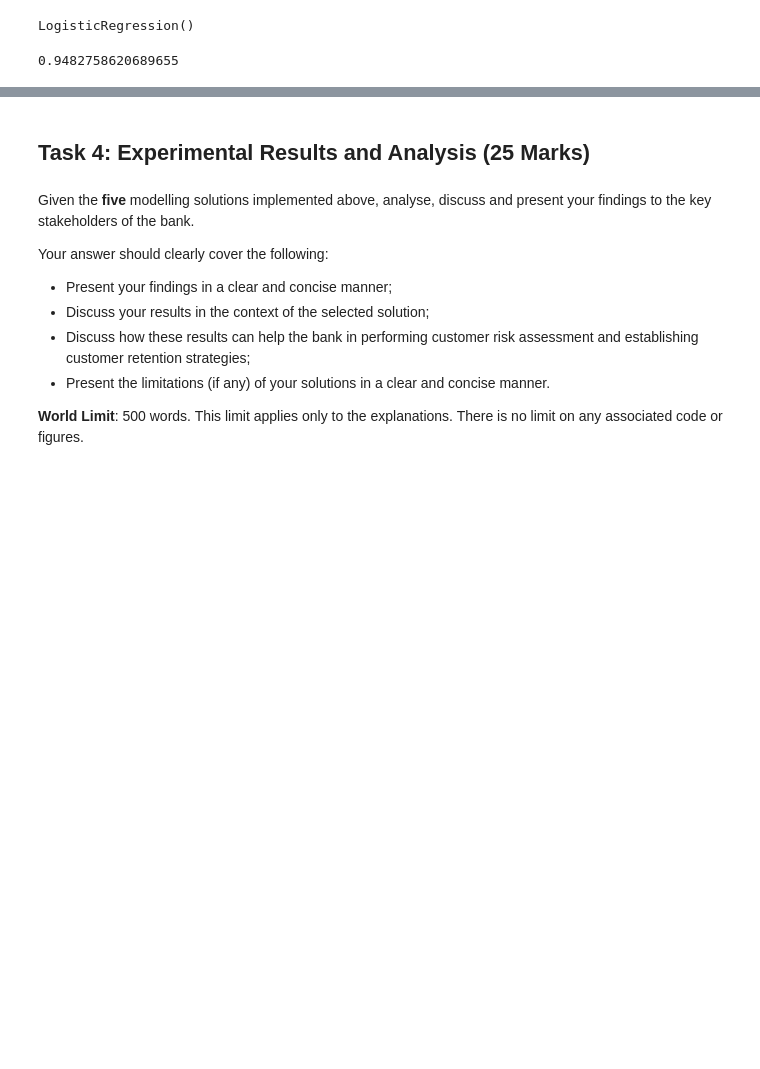
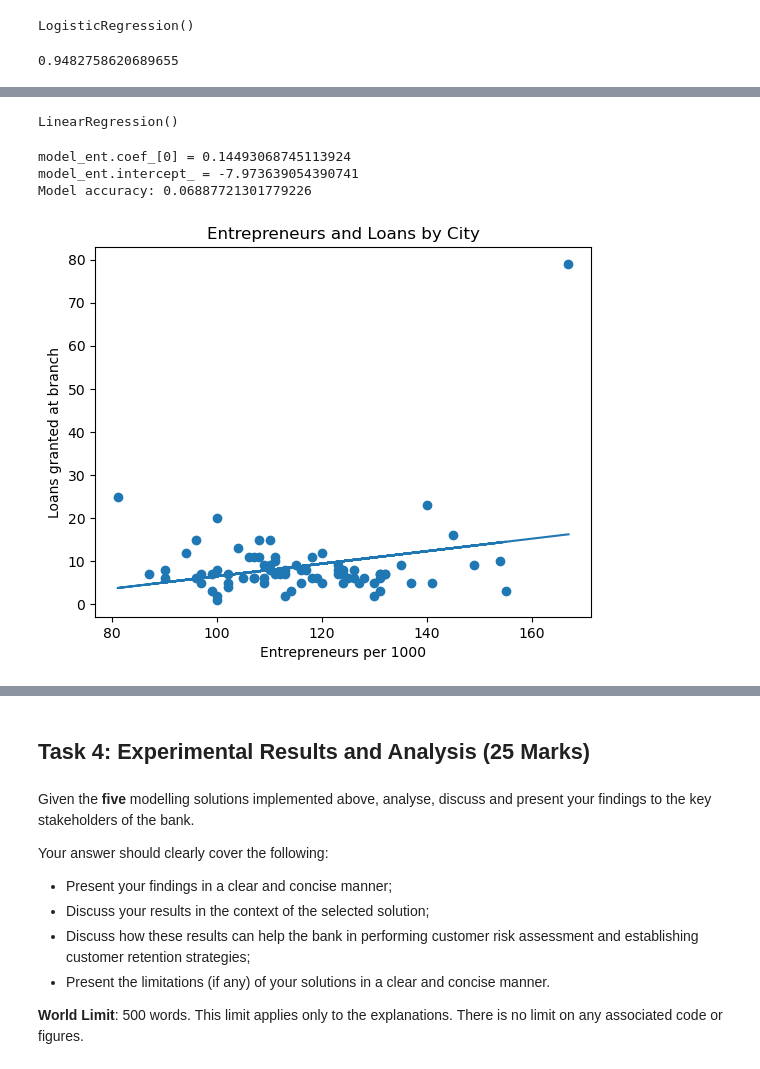
Before and after one commit to irismessage/data-essay, a Jupyter notebook: DATA Assessment 2023-24.ipynb, the cells around one changed output, grey strips where cells are left out. Saved outputs shown, nothing was run; the diff lists cells and outputs as text; code cells hidden in the pictures; blank space fills up the shorter version.

```diff
--- a/DATA Assessment 2023-24.ipynb
+++ b/DATA Assessment 2023-24.ipynb
@@ -628,0 +664,14 @@ accuracy_score(y_test, y_predict)
+# %%
+con = sqlite3.connect(sqlf)
+dfe = pd.read_sql_query(
+    """SELECT City.cityID, City.entrepeneurs, City.cityName, City.inhabitants,
+    count(loanID) as cityLoans
+FROM (((Loan
+JOIN Disposition ON Loan.dispID = Disposition.dispID)
+JOIN Client ON Disposition.clientID = Client.clientID)
+JOIN City ON Client.cityID = City.cityID)
+GROUP BY City.cityID;""",
+    con
+)
+con.close()
+dfe
@@ -628,0 +696,32 @@ accuracy_score(y_test, y_predict)
+# %%
+x = dfe["entrepeneurs"].to_numpy()
+X = x[:, np.newaxis]
+y = dfe["cityLoans"]
+
+model_ent = LinearRegression()
+model_ent.fit(X=X, y=y)
+# %% [output]
+LinearRegression()
+# %%
+y_predict = model_ent.predict(X)
+coef_determination = r2_score(y_true=y, y_pred=y_predict)
+
+print(f"{model_ent.coef_[0] = }")
+print(f"{model_ent.intercept_ = }")
+print(f"Model accuracy: {coef_determination}")
+
+fig, ax = plt.subplots()
+
+ax.scatter(x, y)
+ax.set_title("Entrepreneurs and Loans by City")
+ax.set_xlabel("Entrepreneurs per 1000")
+ax.set_ylabel("Loans granted at branch")
+
+ax.plot(x, y_predict)
+
+plt.show()
+# %% [output]
+model_ent.coef_[0] = 0.14493068745113924
+model_ent.intercept_ = -7.973639054390741
+Model accuracy: 0.06887721301779226
+[figure, added]
```
Also changed, not shown: parts of 18 cells of this notebook, 2 other files.
